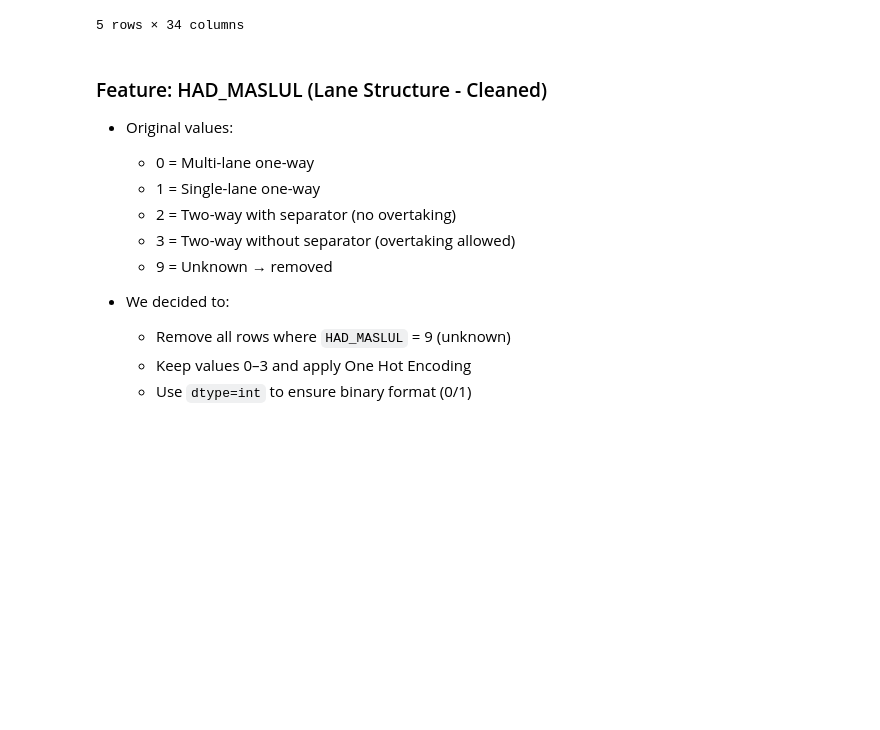
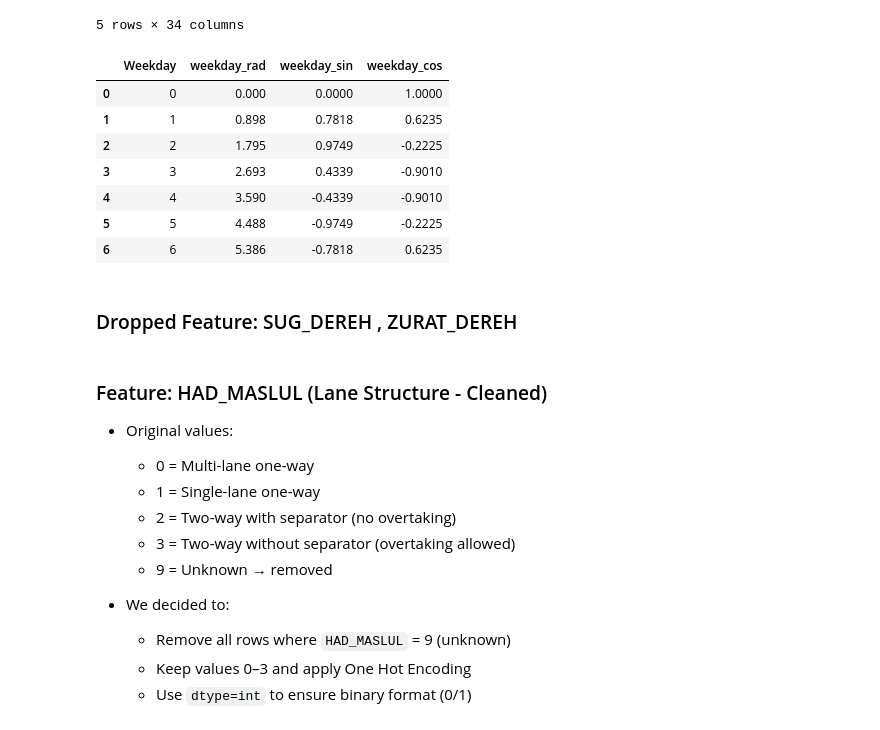
Before and after one commit to itamarshapira/SafeJunctionDetecion-ML, a Jupyter notebook: SafeJunctionDetection.ipynb, the cells around one changed output. Drawn from its saved outputs; the diff is of its cells as text; code cells hidden in the pictures; blank space fills up the shorter version.

```diff
--- a/SafeJunctionDetection.ipynb
+++ b/SafeJunctionDetection.ipynb
@@ -829,6 +862,34 @@ df_for_model.head()
 | 3 | 9520041.0 | 6100 | 185084.0 | 665378.0 | 2023000073 | 2023 | 5 | 2 | ... |
 | 4 | 8730052.0 | 70 | 166862.0 | 632180.0 | 2023000076 | 2023 | 9 | 2 | ... |
 5 rows × 34 columns
+# %%
+# Create data for 7 weekdays (0 = Monday, 6 = Sunday)
+weekdays = list(range(7))
+weekday_rad = [2 * np.pi * w / 7 for w in weekdays]
+weekday_sin = [np.round(np.sin(rad), 4) for rad in weekday_rad]
+weekday_cos = [np.round(np.cos(rad), 4) for rad in weekday_rad]
+
+# Build DataFrame
+df_weekdays = pd.DataFrame({
+    "Weekday": weekdays,
+    "weekday_rad": [np.round(rad, 3) for rad in weekday_rad],
+    "weekday_sin": weekday_sin,
+    "weekday_cos": weekday_cos
+})
+
+# Display the table
+df_weekdays
+# %% [output]
+|  | Weekday | weekday_rad | weekday_sin | weekday_cos |
+| 0 | 0 | 0.000 | 0.0000 | 1.0000 |
+| 1 | 1 | 0.898 | 0.7818 | 0.6235 |
+| 2 | 2 | 1.795 | 0.9749 | -0.2225 |
+| 3 | 3 | 2.693 | 0.4339 | -0.9010 |
+| 4 | 4 | 3.590 | -0.4339 | -0.9010 |
+| 5 | 5 | 4.488 | -0.9749 | -0.2225 |
+| 6 | 6 | 5.386 | -0.7818 | 0.6235 |
+# %% [markdown]
+### Dropped Feature: SUG_DEREH , ZURAT_DEREH
 # %%
 df_for_model.drop(columns=['SUG_DEREH'], inplace=True)
 # לא חשוב
```
Also changed, not shown: parts of 6 cells of this notebook, 1 other file.
